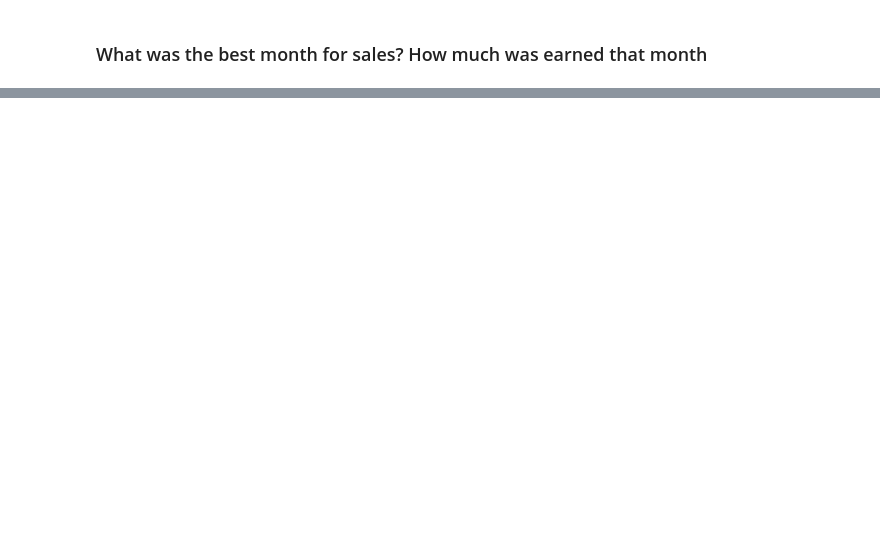
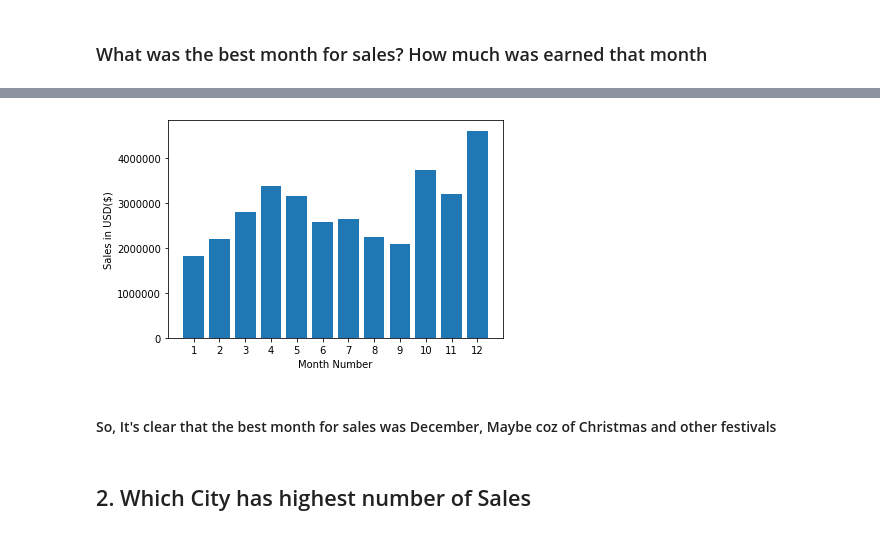
Before and after one commit to rustydigg918/Dell_Inspiron_works, a Jupyter notebook: Keith_Gali_Working_With_Real_World/Real life business problem.ipynb, the cells around one changed output, grey strips where cells are left out. Saved outputs shown, nothing was run; the diff lists cells and outputs as text; code cells hidden in the pictures; blank space fills up the shorter version.

```diff
--- a/Keith_Gali_Working_With_Real_World/Real life business problem.ipynb
+++ b/Keith_Gali_Working_With_Real_World/Real life business problem.ipynb
@@ -263,0 +371,14 @@ AttributeError: 'DataFrame' object has no attribute 'Month'
+# %%
+# Method 2: The Matplotlib Way
+months = range(1,13)
+plt.bar(months,df.groupby('Month').Sales.sum())
+plt.xticks(months)
+plt.ylabel('Sales in USD($)')
+plt.xlabel('Month Number')
+plt.show()
+# %% [output]
+[figure, added]
+# %% [markdown]
+#### So, It's clear that the best month for sales was December, Maybe coz of Christmas and other festivals
+# %% [markdown]
+## 2. Which City has highest number of Sales
```
Also changed, not shown: parts of 67 cells of this notebook.
